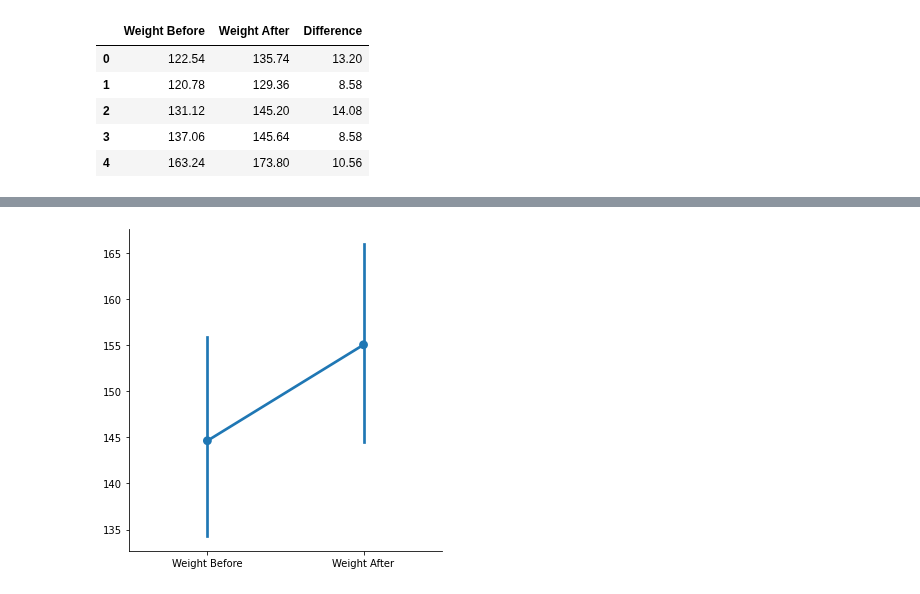
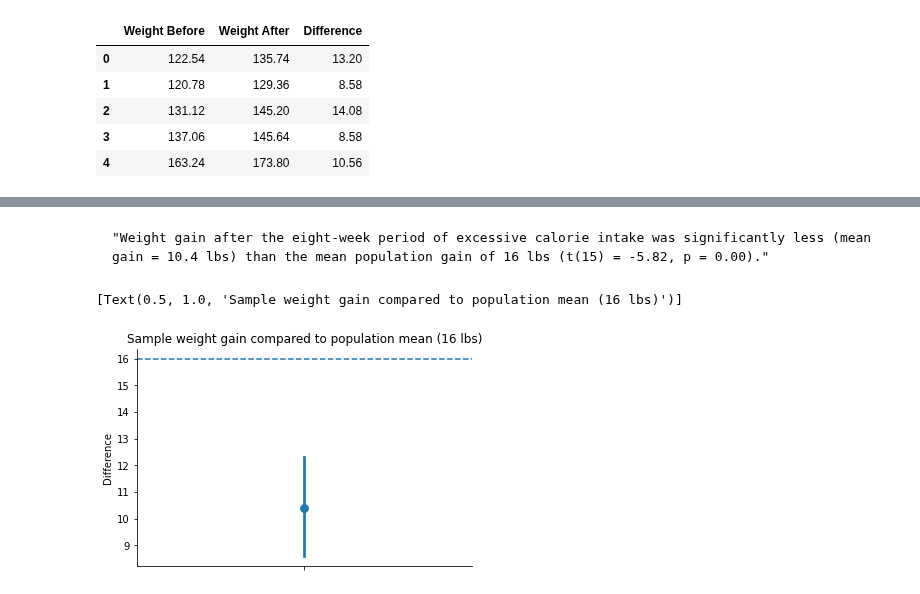
Before and after one commit to ethanweed/ExPsyLing, a Jupyter notebook: 2021/Notebooks/Lab_08_t-tests-solutions.ipynb, the cells around one changed output, grey strips where cells are left out. Saved outputs shown, nothing was run; the diff lists cells and outputs as text; code cells hidden in the pictures.

```diff
--- a/2021/Notebooks/Lab_08_t-tests-solutions.ipynb
+++ b/2021/Notebooks/Lab_08_t-tests-solutions.ipynb
@@ -337,4 +388,11 @@ df_plot.head()
-# %%
-ax = sns.catplot(data = df_plot, kind = 'point')
-# %% [output]
-[figure, removed]
+# %% [markdown]
+    "Weight gain after the eight-week period of excessive calorie intake was significantly less (mean gain = 10.4 lbs) than the mean population gain of 16 lbs (t(15) = -5.82, p = 0.00)."
+# %%
+ax = sns.pointplot(y = 'Difference', data = df)
+ax.axhline(y = 16, linestyle = '--')
+ax.spines['top'].set_visible(False)
+ax.spines['right'].set_visible(False)
+ax.set(title = 'Sample weight gain compared to population mean (16 lbs)')
+# %% [output]
+[Text(0.5, 1.0, 'Sample weight gain compared to population mean (16 lbs)')]
+[figure, added]
```
Also changed, not shown: parts of 13 cells of this notebook, 1 other file.
